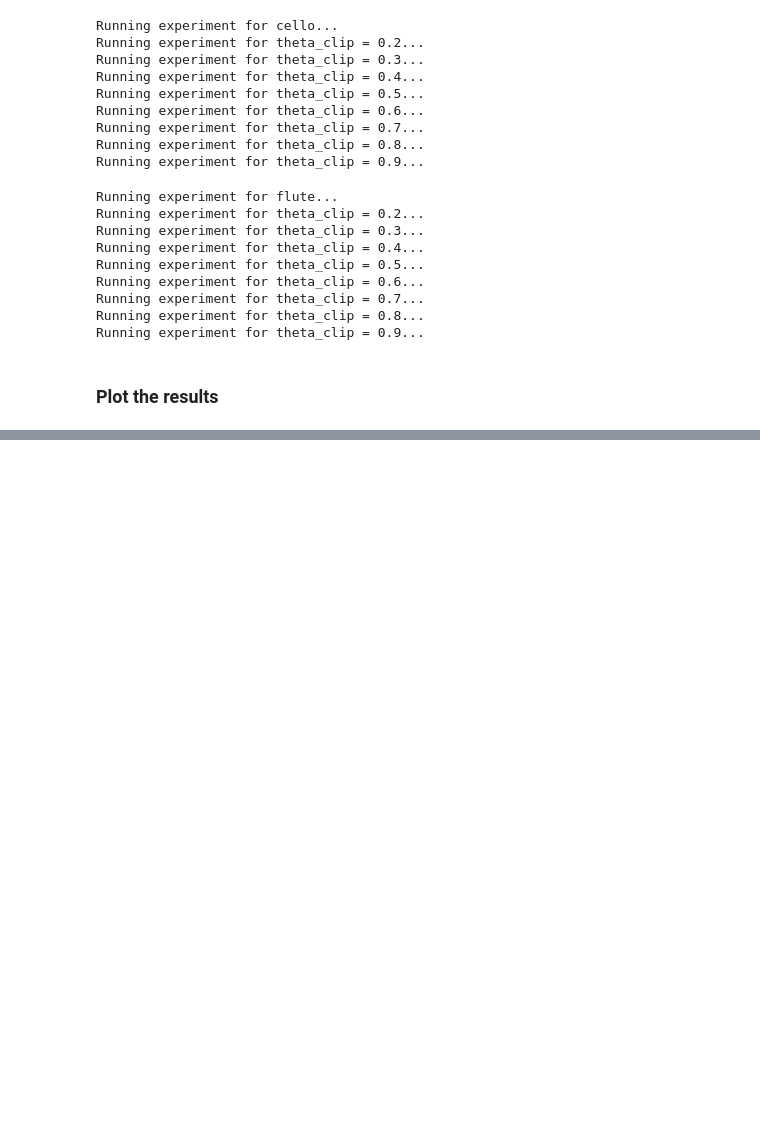
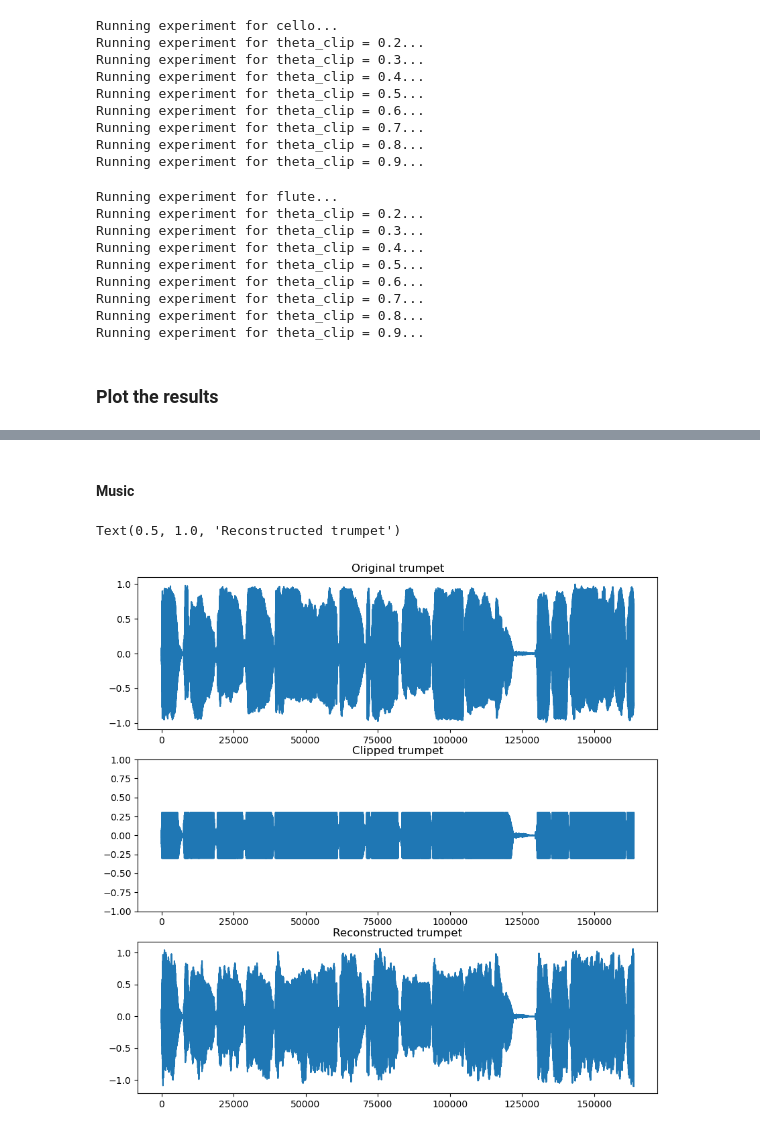
Before and after one commit to pierreaguie/C-OMP-for-Audio-Declipping, a Jupyter notebook: AudioDeclipping.ipynb, the cells around one changed output, grey strips where cells are left out. Drawn from its saved outputs; the diff is of its cells as text; code cells hidden in the pictures; blank space fills up the shorter version.

```diff
--- a/AudioDeclipping.ipynb
+++ b/AudioDeclipping.ipynb
@@ -989,0 +873,24 @@ compact_plot()
+# %% [markdown]
+#### Music
+# %%
+chosen_trumpet_path = "processed_sounds/trumpet/4.wav"
+chosen_trumpet_data = sf.read(chosen_trumpet_path)[0][:10*16*1024]
+clipped_trumpet = clip(chosen_trumpet_data, 0.3)
+
+sf.write("large_inpainting/clipped_trumpet.wav", clipped_trumpet, 16000)
+sf.write("large_inpainting/trumpet.wav", chosen_trumpet_data, 16000)
+# %%
+reconstructed_trumpet = inpainting(clipped_trumpet, K=100, eps=1e-4, theta_clip=0.3, theta_max=1.1)
+sf.write("large_inpainting/reconstructed_trumpet.wav", reconstructed_trumpet, 16000)
+# %%
+fig, axes = plt.subplots(3, 1, figsize=(10, 10))
+axes[0].plot(chosen_trumpet_data)
+axes[0].set_title("Original trumpet")
+axes[1].plot(clipped_trumpet)
+axes[1].set_title("Clipped trumpet")
+axes[1].set_ylim(-1, 1)
+axes[2].plot(reconstructed_trumpet)
+axes[2].set_title("Reconstructed trumpet")
+# %% [output]
+Text(0.5, 1.0, 'Reconstructed trumpet')
+[figure, added]
```
Also changed, not shown: parts of 65 cells of this notebook.
